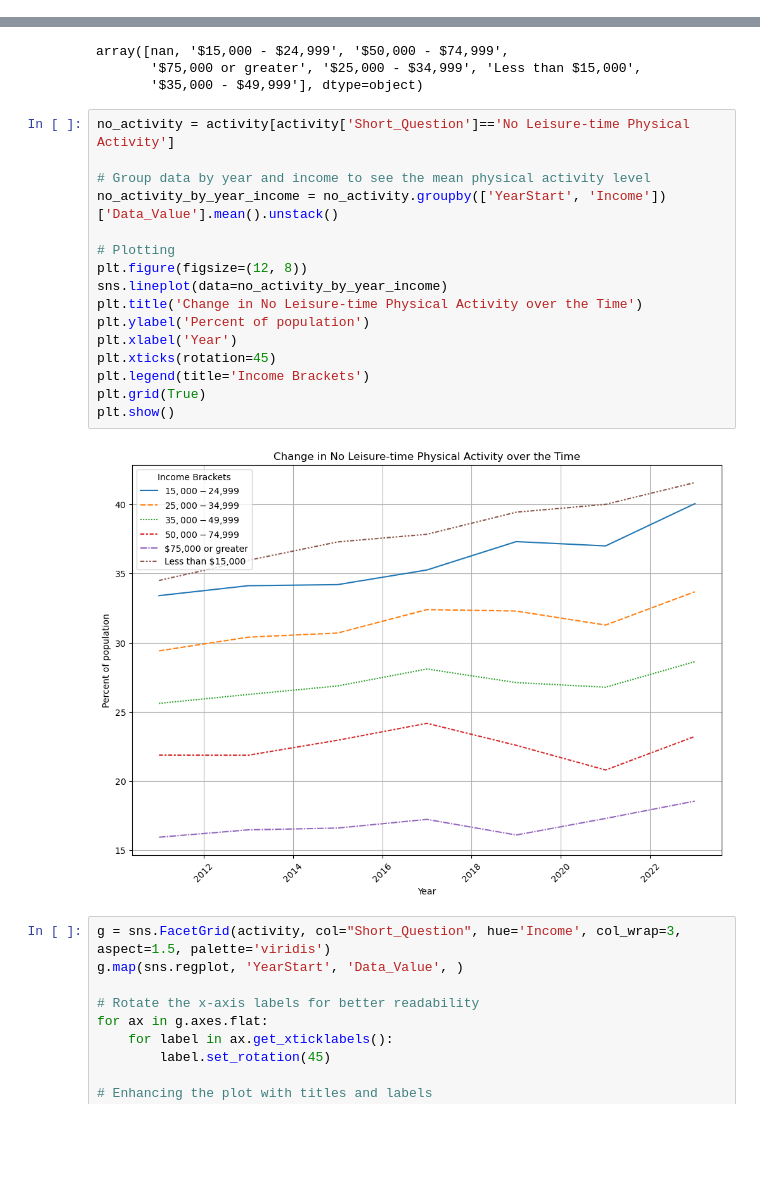
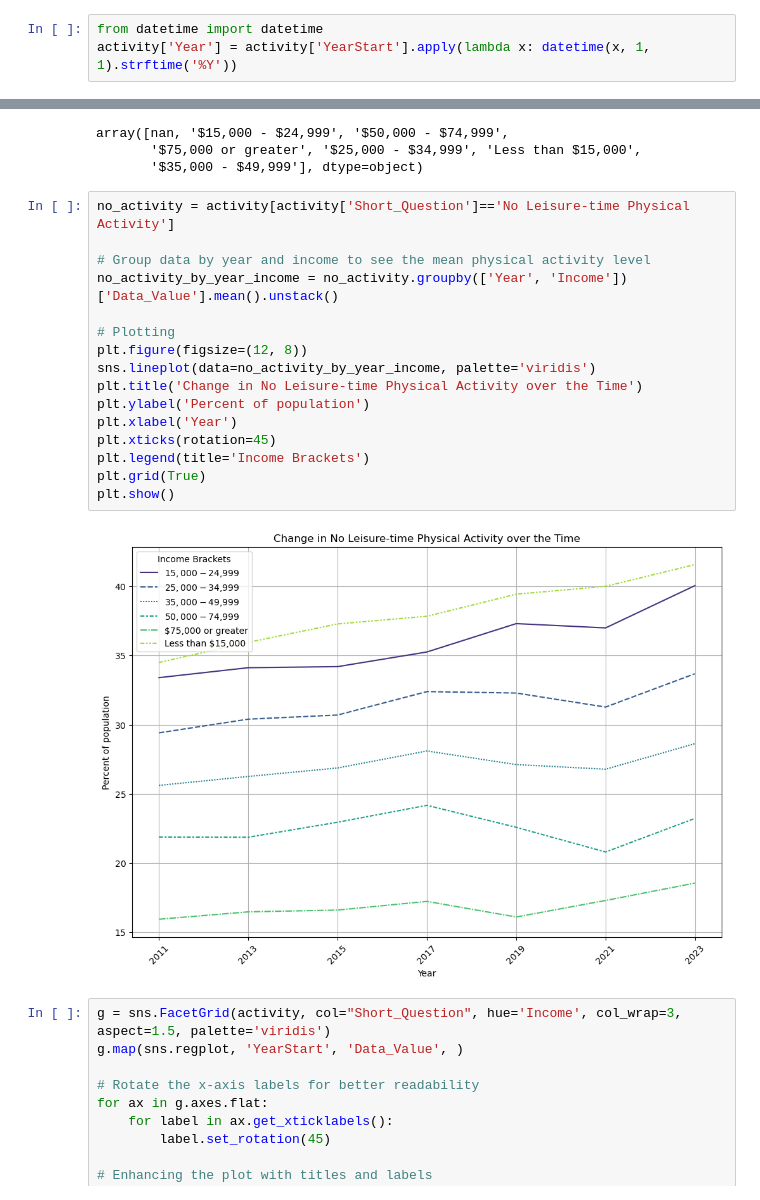
Before and after one commit to INFO-511-F24/final-project-TheOutliers, a Jupyter notebook: Code-Notebooks/Workspace_CML.ipynb, the cells around one changed output, grey strips where cells are left out. Drawn from its saved outputs; the diff is of its cells as text; blank space fills up the shorter version.

```diff
--- a/Code-Notebooks/Workspace_CML.ipynb
+++ b/Code-Notebooks/Workspace_CML.ipynb
@@ -221,6 +221,9 @@ print(activity[['Question', 'Short_Question']].head())
 8                       Muscle Strengthening
 13  Moderate Exercise & Muscle Strengthening
 16         No Leisure-time Physical Activity
+# %%
+from datetime import datetime
+activity['Year'] = activity['YearStart'].apply(lambda x: datetime(x, 1, 1).strftime('%Y'))
 # %% [markdown]
 # Visualize Data
 # %%
@@ -269,21 +271,21 @@ array([nan, '$15,000 - $24,999', '$50,000 - $74,999',
 # %%
 no_activity = activity[activity['Short_Question']=='No Leisure-time Physical Activity']
 
 # Group data by year and income to see the mean physical activity level
-no_activity_by_year_income = no_activity.groupby(['YearStart', 'Income'])['Data_Value'].mean().unstack()
+no_activity_by_year_income = no_activity.groupby(['Year', 'Income'])['Data_Value'].mean().unstack()
 
 # Plotting
 plt.figure(figsize=(12, 8))
-sns.lineplot(data=no_activity_by_year_income)
+sns.lineplot(data=no_activity_by_year_income, palette='viridis')
 plt.title('Change in No Leisure-time Physical Activity over the Time')
 plt.ylabel('Percent of population')
 plt.xlabel('Year')
 plt.xticks(rotation=45)
 plt.legend(title='Income Brackets')
 plt.grid(True)
 plt.show()
 # %% [output]
-[figure, old version]
+[figure, new version]
 # %%
 g = sns.FacetGrid(activity, col="Short_Question", hue='Income', col_wrap=3, aspect=1.5, palette='viridis')
 g.map(sns.regplot, 'YearStart', 'Data_Value', )
```
Also changed, not shown: parts of 4 cells of this notebook.
